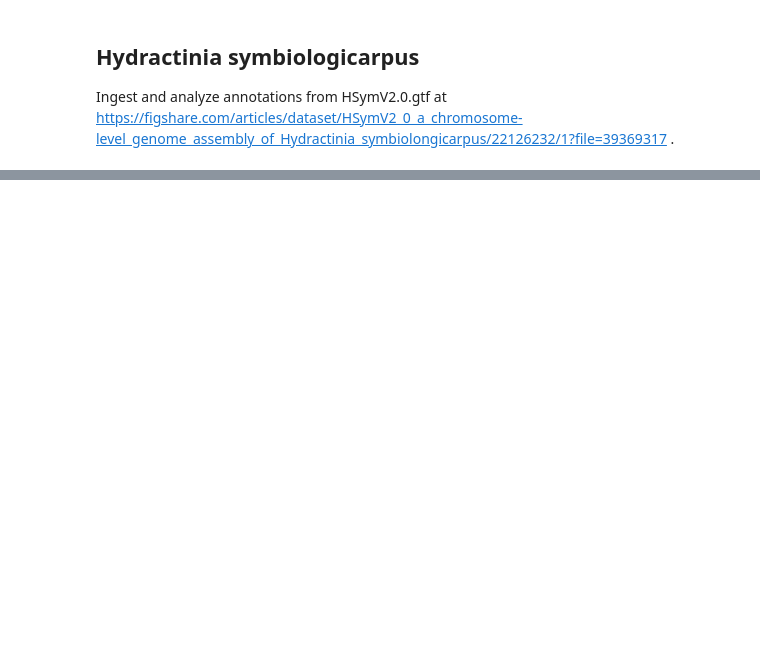
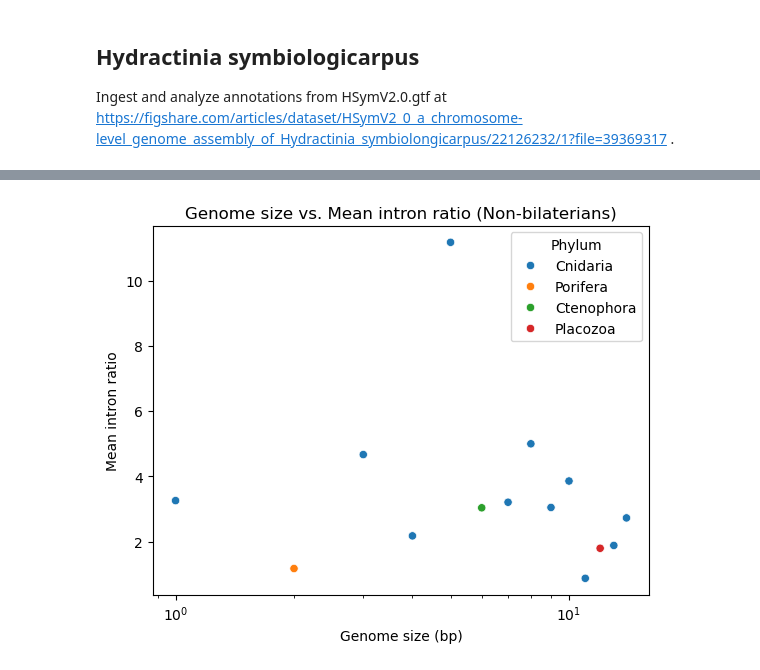
Before and after one commit to dunnlab/nanomia_genome, a Jupyter notebook: analyses_annotation/gene_notebook.ipynb, the cells around one changed output, grey strips where cells are left out. Saved outputs shown, nothing was run; the diff lists cells and outputs as text; code cells hidden in the pictures; blank space fills up the shorter version.

```diff
--- a/analyses_annotation/gene_notebook.ipynb
+++ b/analyses_annotation/gene_notebook.ipynb
@@ -108,0 +170,16 @@ AttributeError: 'NoneType' object has no attribute 'replace'
+# %%
+# subset to only include non-bilaterians
+nonbilateria = ["Cnidaria", "Porifera", "Placozoa", "Ctenophora"]
+df_nonbilat = df_animalia[df_animalia["Phylum"].isin(nonbilateria)]
+
+plt.figure()
+sns.scatterplot(data=df_nonbilat, x="Genome size", y="Mean intron ratio", hue="Phylum")
+plt.xscale("log")
+#plt.yscale("log")
+plt.xlabel("Genome size (bp)")
+plt.ylabel("Mean intron ratio")
+plt.title("Genome size vs. Mean intron ratio (Non-bilaterians)")
+plt.legend(title="Phylum")
+plt.show()
+# %% [output]
+[figure, added]
```
Also changed, not shown: parts of 17 cells of this notebook, 2 other files.
